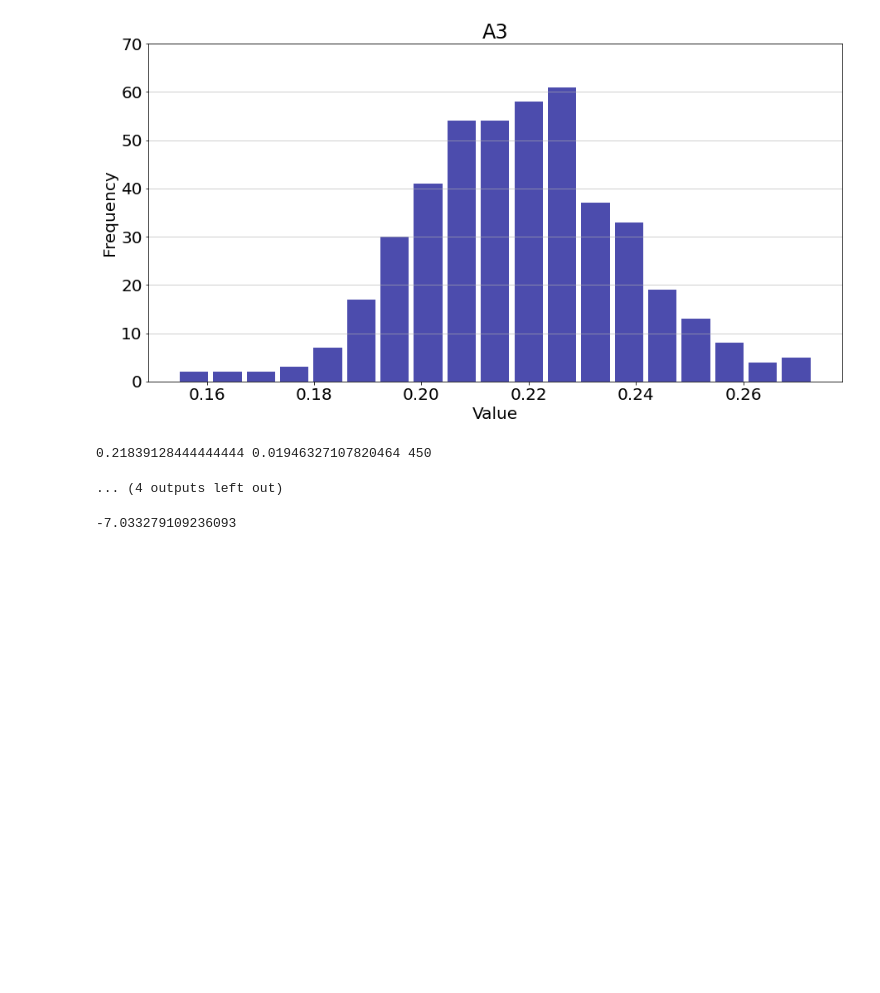
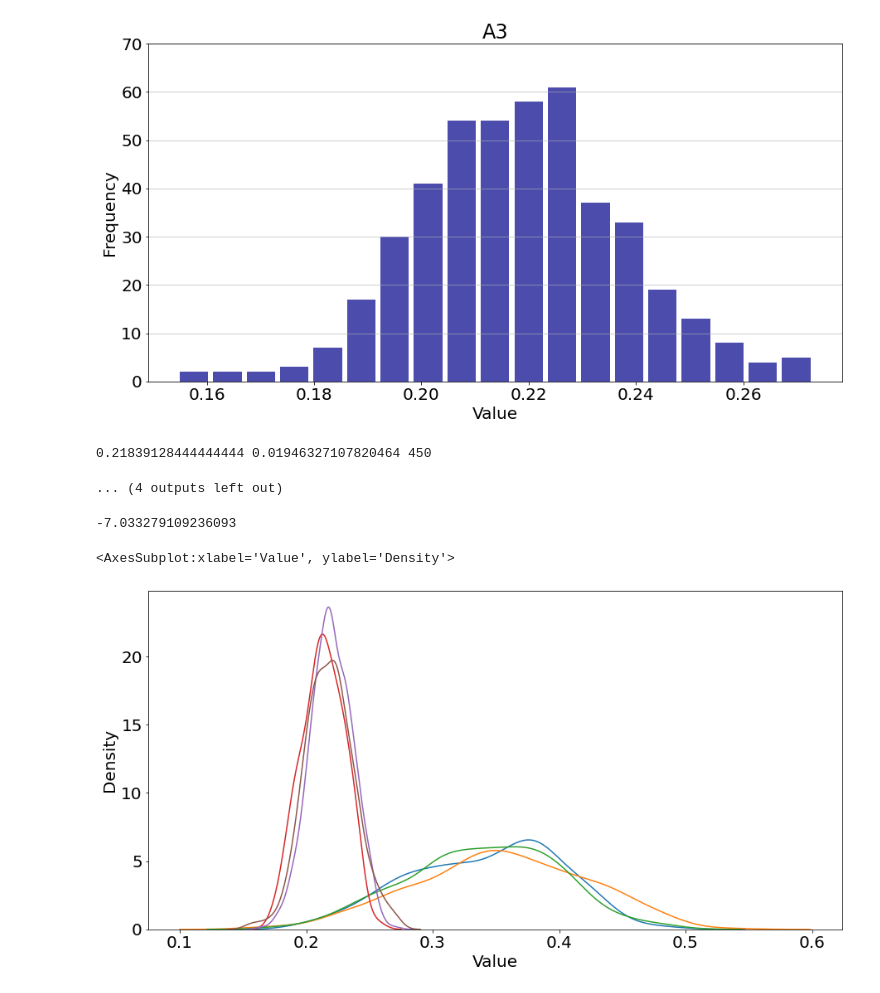
Before and after one commit to greenwaltc/PG_workspace, a Jupyter notebook: statistical_significance.ipynb, the cells around one changed output. Cells and saved outputs as stored; diff of their text form; code cells hidden in the pictures; blank space fills up the shorter version.

```diff
--- a/statistical_significance.ipynb
+++ b/statistical_significance.ipynb
@@ -13,7 +37,7 @@ plt.rcParams.update({'font.size': 20})
 plt.rcParams["legend.fontsize"] = (15)
 # %%
 # read in the fft data
-fft = pd.read_csv("data/grafana_data_export oct_fftcb.csv", sep = ';', header = 1, engine='python')
+fft = pd.read_csv("data/diego-controlled-runs/grafana_data_export oct_fftcb.csv", sep = ';', header = 1, engine='python')
 fft
 # %% [output]
 |  | Series | Time | Value |
@@ -184,0 +220,10 @@ bar_graphs(a5_fft_band3, 'A5')
+# %%
+sns.kdeplot(b1_fft_band3["Value"])
+sns.kdeplot(b2_fft_band3["Value"])
+sns.kdeplot(b3_fft_band3["Value"])
+sns.kdeplot(a1_fft_band3["Value"])
+sns.kdeplot(a2_fft_band3["Value"])
+sns.kdeplot(a3_fft_band3["Value"])
+# %% [output]
+<AxesSubplot:xlabel='Value', ylabel='Density'>
+[figure, added]
```
Also changed, not shown: parts of 7 cells of this notebook.
